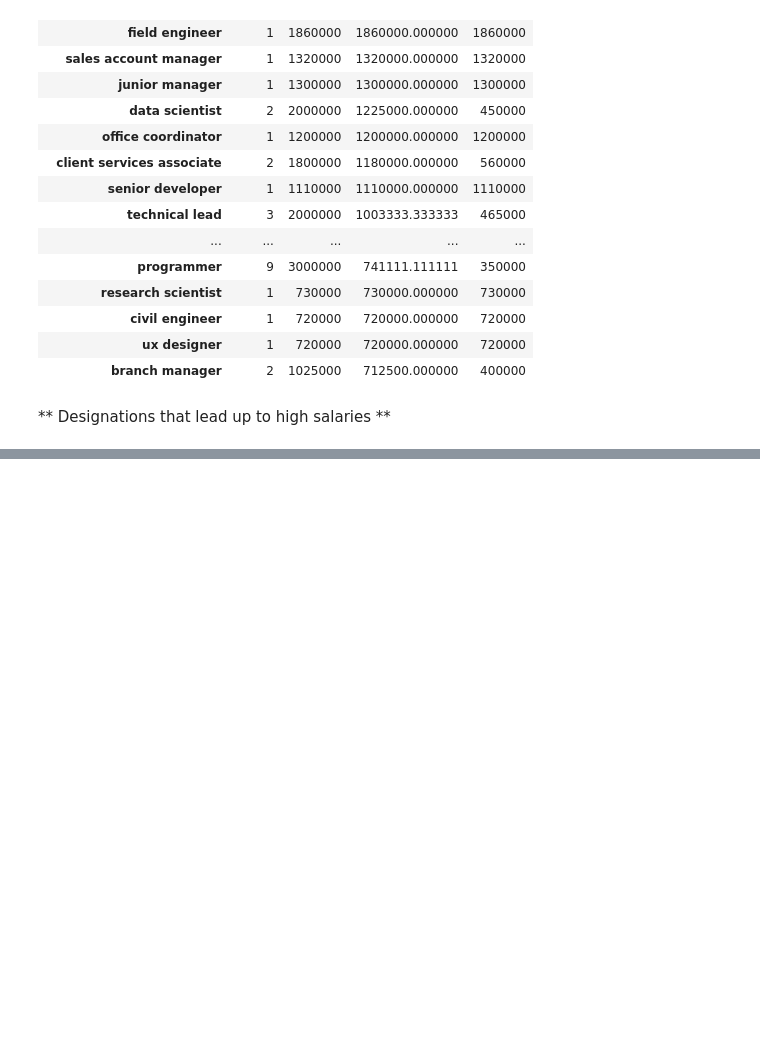
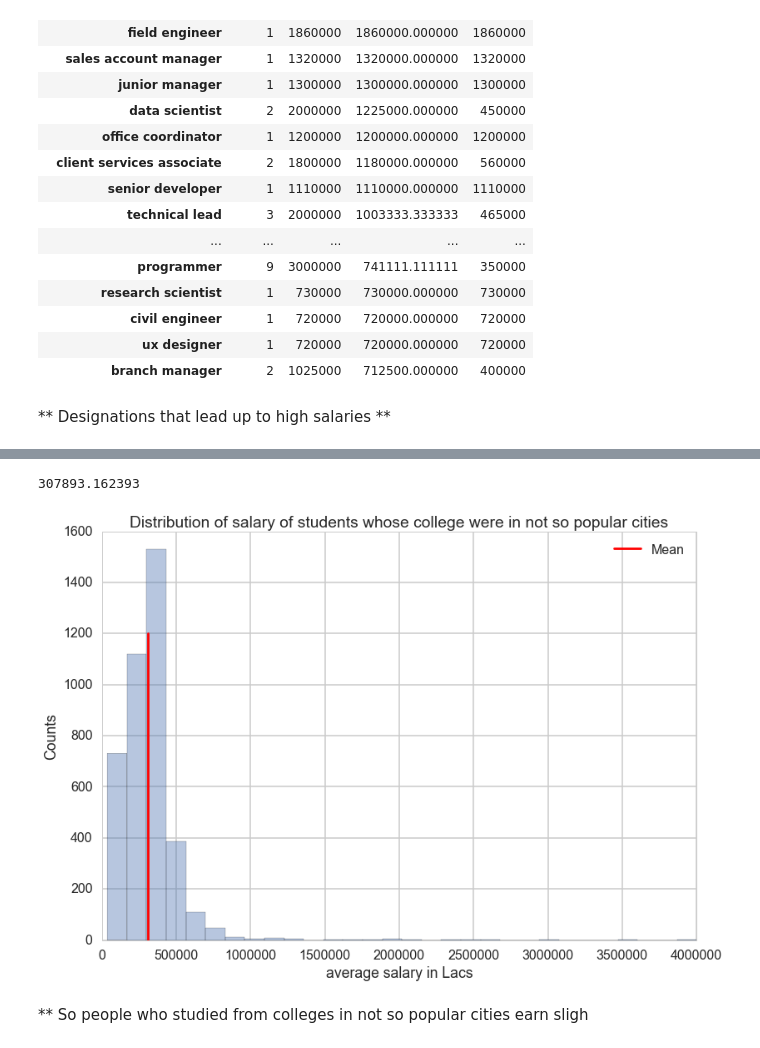
Before and after one commit to numb3r33/CoDS2016, a Jupyter notebook: CODS2016.ipynb, the cells around one changed output, grey strips where cells are left out. Cells and saved outputs as stored; diff of their text form; code cells hidden in the pictures; blank space fills up the shorter version.

```diff
--- a/CODS2016.ipynb
+++ b/CODS2016.ipynb
@@ -592,0 +614,15 @@ designation_salary_df.sort(columns='mean', ascending=False)[:20]
+# %%
+meansal = train_infreq_cities.salary.mean()
+print meansal
+
+train_infreq_cities.salary.hist(bins=30, alpha=0.4);
+plt.axvline(meansal, 0, 0.75, color='r', label='Mean')
+plt.xlabel("average salary in Lacs")
+plt.ylabel("Counts")
+plt.title("Distribution of salary of students whose college were in not so popular cities")
+plt.legend();
+# %% [output]
+307893.162393
+[figure, added]
+# %% [markdown]
+** So people who studied from colleges in not so popular cities earn sligh
```
Also changed, not shown: parts of 6 cells of this notebook, 1 other file.
